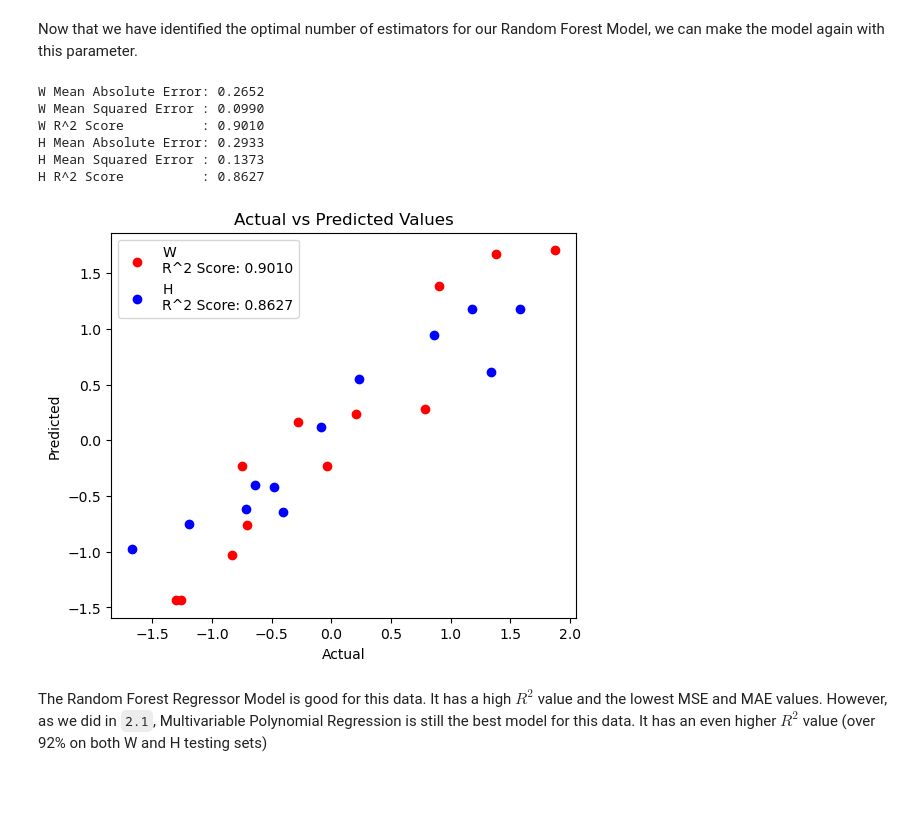
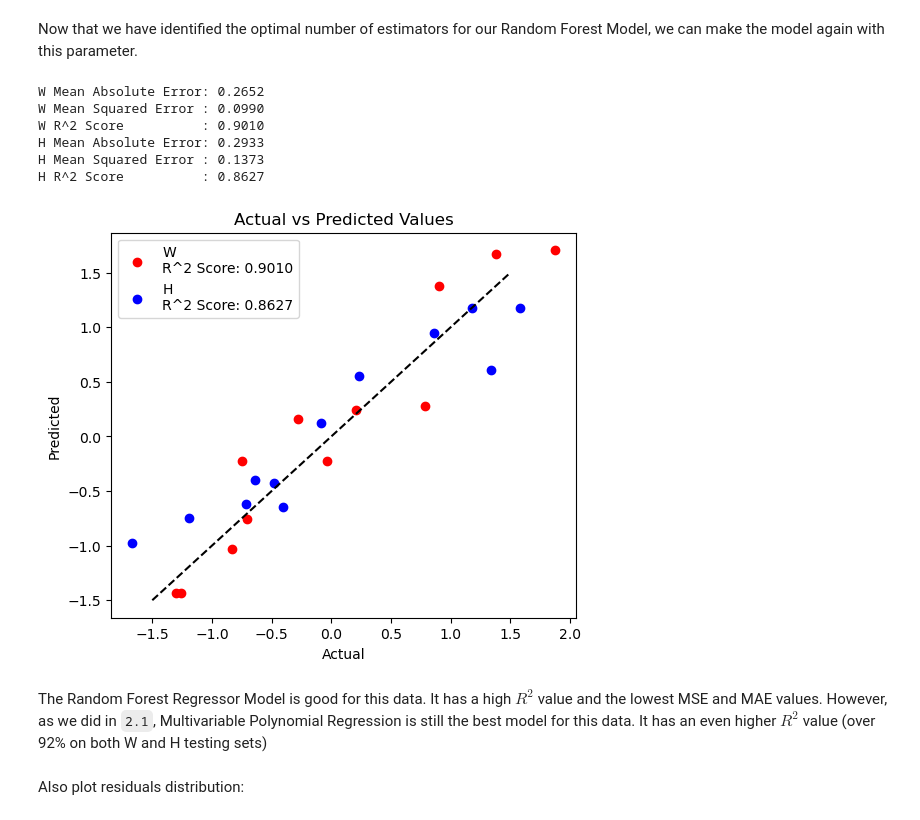
Before and after one commit to sokosaa/Machine-Learning-in-Mechanical-Engineering, a Jupyter notebook: HW3/HW3.ipynb, the cells around one changed output. Drawn from its saved outputs; the diff is of its cells as text; code cells hidden in the pictures; blank space fills up the shorter version.

```diff
--- a/HW3/HW3.ipynb
+++ b/HW3/HW3.ipynb
@@ -654,36 +653,39 @@ rfr_W.fit(X_train, y_train_W)
 rfr_H.fit(X_train, y_train_H)
 
 # predict
 y_pred_W = rfr_W.predict(X_test)
 y_pred_H = rfr_H.predict(X_test)
 
 print(f"W Mean Absolute Error: {mean_absolute_error(y_test_W, y_pred_W):.4f}")
 print(f"W Mean Squared Error : {mean_squared_error(y_test_W, y_pred_W):.4f}")
 print(f"W R^2 Score          : {r2_score(y_test_W, y_pred_W):.4f}")
 
 print(f"H Mean Absolute Error: {mean_absolute_error(y_test_H, y_pred_H):.4f}")
 print(f"H Mean Squared Error : {mean_squared_error(y_test_H, y_pred_H):.4f}")
 print(f"H R^2 Score          : {r2_score(y_test_H, y_pred_H):.4f}")
 
 # Create a scatter plot of the actual vs predicted values for the bead width W and bead height H for the testing dataset.
 plt.figure(figsize=(6, 5))
 plt.scatter(y_test_W, y_pred_W, color='red', label=f'W\nR^2 Score: {r2_score(y_test_W, y_pred_W):.4f}')
 plt.scatter(y_test_H, y_pred_H, color='blue', label=f'H\nR^2 Score: {r2_score(y_test_H, y_pred_H):.4f}')
+plt.plot([-1.5, 1.5], [-1.5, 1.5], color='black', linestyle='--') # line plot for comparison
 plt.title('Actual vs Predicted Values')
 plt.xlabel('Actual')
 plt.ylabel('Predicted')
 plt.legend()
 plt.show()
 # %% [output]
 W Mean Absolute Error: 0.2652
 W Mean Squared Error : 0.0990
 W R^2 Score          : 0.9010
 H Mean Absolute Error: 0.2933
 H Mean Squared Error : 0.1373
 H R^2 Score          : 0.8627
-[figure, old version]
+[figure, new version]
 # %% [markdown]
 The Random Forest Regressor Model is good for this data. It has a high $R^2$ value and the lowest MSE and MAE values. However, as we did in `2.1`, Multivariable Polynomial Regression is still the best model for this data. It has an even higher $R^2$ value (over 92% on both W and H testing sets)
+# %% [markdown]
+Also plot residuals distribution:
 # %%
 end_time = time.time()
 print(f'Total runtime of this notebook is {(end_time-start_time)/60:0.2f} minutes.')
```
Also changed, not shown: parts of 6 cells of this notebook, 3 other files.
